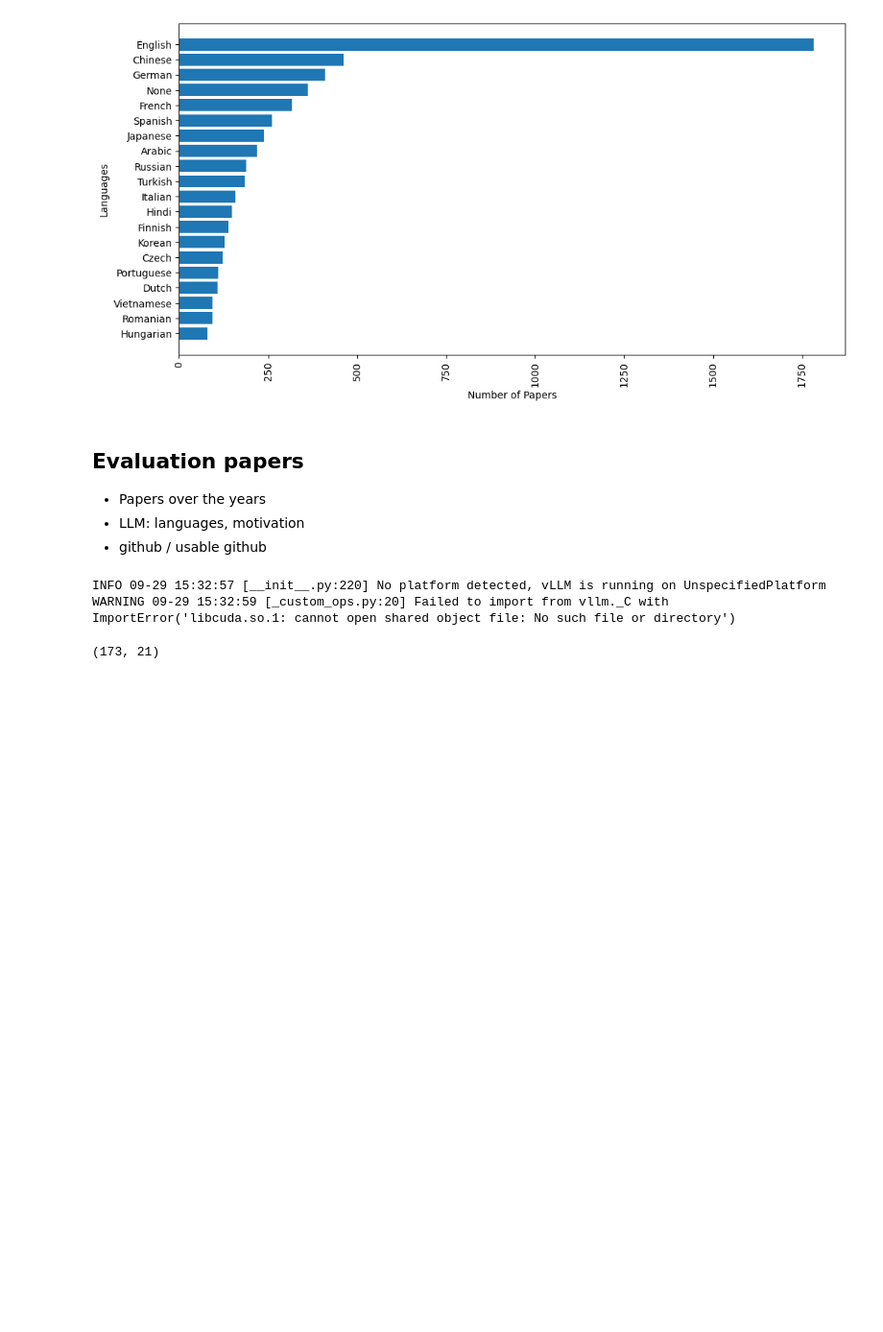
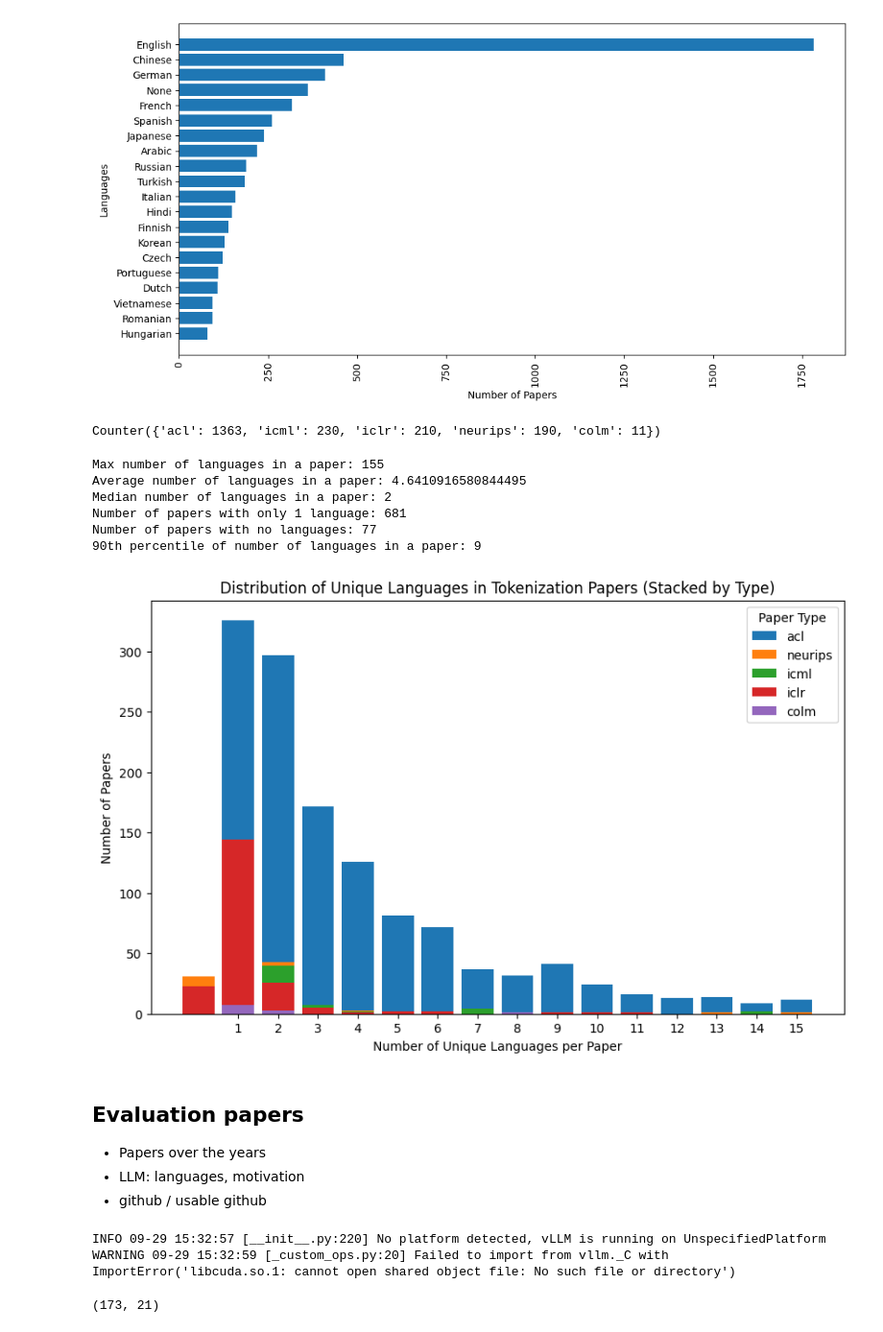
Before and after one commit to GianlucaVico/TalkAboutTokenization, a Jupyter notebook: initial_da.ipynb, the cells around one changed output. Shown at 96% size. Saved outputs shown, nothing was run; the diff lists cells and outputs as text; code cells hidden in the pictures; blank space fills up the shorter version.

```diff
--- a/initial_da.ipynb
+++ b/initial_da.ipynb
@@ -1336,7 +1383,6 @@ for glottolang_set, exclude in tqdm.tqdm(zip(glottolang_sets, real_tokenization[
         russian_languages += 1
     if len(areas) == 0:
         areas = {"None",}
-    total += 1
     macroareas.update(areas)
     macroareas_sets.append(tuple(sorted(list(areas))))
 for i in macroareas.most_common():
@@ -1425,7 +1471,10 @@ for glottolang_set, exclude in tqdm.tqdm(zip(glottolang_sets, real_tokenization[
     for lang in glottolang_set:
         family = language_data.get_family(lang)
         if family is None:
-            family = "None"
+            if lang.category == 'Family':
+                family = lang.name
+            else:
+                family = "None"
         families.add(family)
     for family in families:
         family_counts[family] += 1
@@ -1520,6 +1569,49 @@ plt.gca().invert_yaxis()
 plt.show()
 # %% [output]
 [figure]
+# %%
+collections.Counter(real_tokenization.type.to_list())
+# %% [output]
+Counter({'acl': 1363, 'icml': 230, 'iclr': 210, 'neurips': 190, 'colm': 11})
+# %%
+# Plot number of unique languages per paper, stack based on type of paper
+n_langs = [len(langs) for langs, exclude in zip(glottolang_sets, real_tokenization["exclude"].to_list()) if not exclude]
+print("Max number of languages in a paper:", max(n_langs))
+print("Average number of languages in a paper:", sum(n_langs) / len(n_langs))
+print("Median number of languages in a paper:", sorted(n_langs)[len(n_langs)//2])
+print("Number of papers with only 1 language:", sum(1 for n in n_langs if n == 1))
+print("Number of papers with no languages:", sum(1 for n in n_langs if n == 0))
+print("90th percentile of number of languages in a paper:", sorted(n_langs)[int(len(n_langs) * 0.9)])
+
+# Plot number of unique languages per paper, stacked based on type of paper
+n_langs_by_type = {}
+for paper_type in real_tokenization['type'].unique():
+    n_langs_by_type[paper_type] = [
+        len(langs) for langs, exclude, paper_type_filter in zip(
+            glottolang_sets, real_tokenization["exclude"].to_list(), real_tokenization["type"].to_list()
+        ) if not exclude and paper_type_filter == paper_type
+    ]
+
+plt.figure(figsize=(10, 6))
+n = 15
+bins = range(0, n + 2)
+for paper_type, counts in n_langs_by_type.items():
+    plt.hist(counts, bins=bins, align='left', rwidth=0.8, label=paper_type, alpha=1, stacked=True)
+
+plt.xticks(range(1, n + 1))
+plt.xlabel('Number of Unique Languages per Paper')
+plt.ylabel('Number of Papers')
+plt.title('Distribution of Unique Languages in Tokenization Papers (Stacked by Type)')
+plt.legend(title='Paper Type')
+plt.show()
+# %% [output]
+Max number of languages in a paper: 155
+Average number of languages in a paper: 4.6410916580844495
+Median number of languages in a paper: 2
+Number of papers with only 1 language: 681
+Number of papers with no languages: 77
+90th percentile of number of languages in a paper: 9
+[figure, added]
 # %% [markdown]
 ## Evaluation papers
 
```
Also changed, not shown: parts of 27 cells of this notebook, 13 other files.
